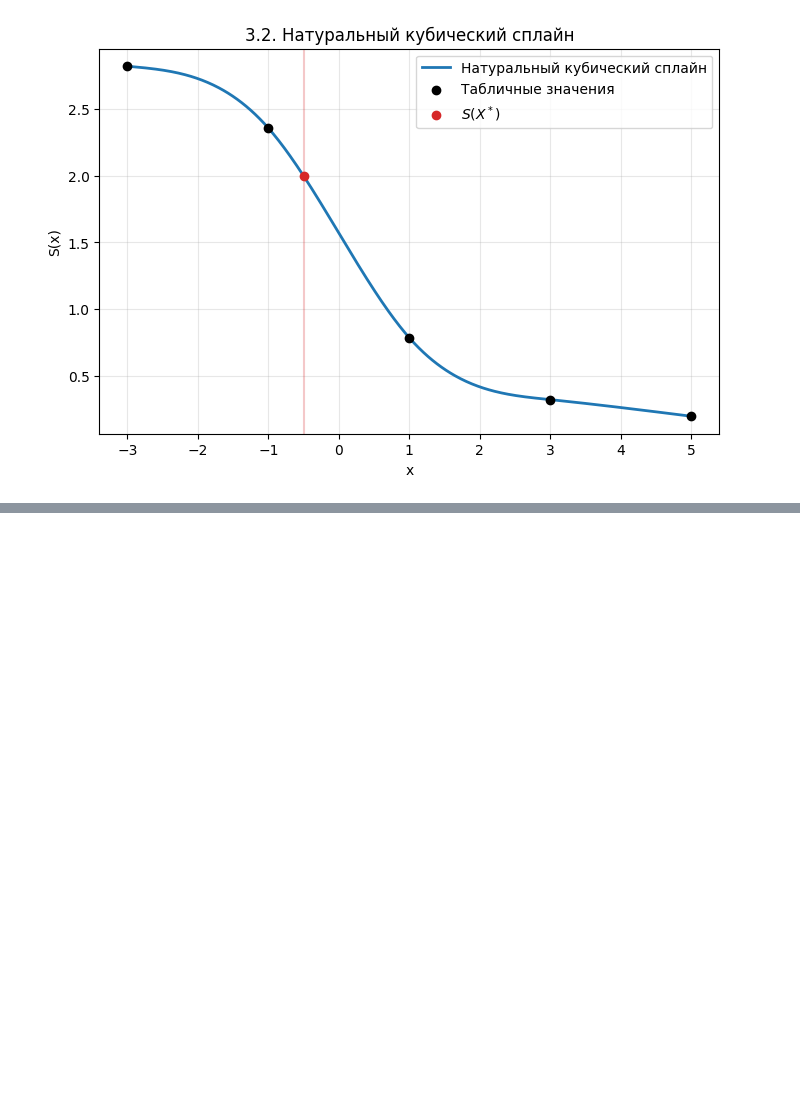
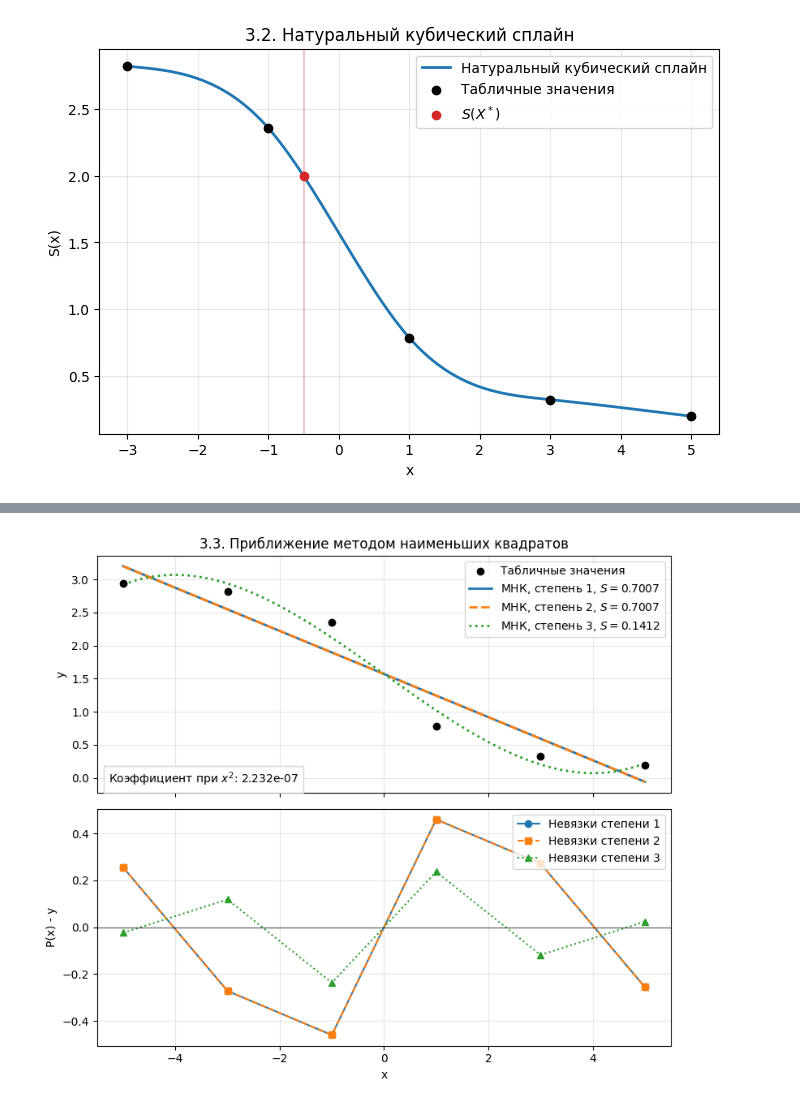
Before and after one commit to Matvey26/mai-numerical-methods, a Jupyter notebook: labs/lab3.ipynb, the cells around one changed output, grey strips where cells are left out. Saved outputs shown, nothing was run; the diff lists cells and outputs as text; code cells hidden in the pictures; blank space fills up the shorter version.

```diff
--- a/labs/lab3.ipynb
+++ b/labs/lab3.ipynb
@@ -203,3 +253,54 @@ plt.show()
+# %%
+ls_grid = np.linspace(ls_x[0], ls_x[-1], 500)
+
+fig, axes = plt.subplots(2, 1, figsize=(8, 7), sharex=True)
+ax_fit, ax_residuals = axes
+
+ax_fit.scatter(ls_x, ls_y, color="black", zorder=3, label="Табличные значения")
+line_styles = {1: "-", 2: "--", 3: ":"}
+markers = {1: "o", 2: "s", 3: "^"}
+for degree, (polynomial, error_sum) in least_squares_results.items():
+    fitted_grid = polynomial(ls_grid)
+    residuals = polynomial(ls_x) - ls_y
+    ax_fit.plot(
+        ls_grid,
+        fitted_grid,
+        linestyle=line_styles[degree],
+        label=f"МНК, степень {degree}, $S = {error_sum:.4f}$",
+        linewidth=2,
+    )
+    ax_residuals.plot(
+        ls_x,
+        residuals,
+        marker=markers[degree],
+        linestyle=line_styles[degree],
+        label=f"Невязки степени {degree}",
+    )
+
+quadratic = least_squares_results[2][0]
+ax_fit.text(
+    0.02,
+    0.04,
+    f"Коэффициент при $x^2$: {quadratic.coeffs[0]:.3e}",
+    transform=ax_fit.transAxes,
+    bbox={"facecolor": "white", "alpha": 0.8, "edgecolor": "0.8"},
+)
+
+ax_fit.set_title("3.3. Приближение методом наименьших квадратов")
+ax_fit.set_ylabel("y")
+ax_fit.grid(True, alpha=0.3)
+ax_fit.legend()
+
+ax_residuals.axhline(0, color="black", linewidth=1, alpha=0.5)
+ax_residuals.set_xlabel("x")
+ax_residuals.set_ylabel("P(x) - y")
+ax_residuals.grid(True, alpha=0.3)
+ax_residuals.legend()
+
+plt.tight_layout()
+plt.show()
+# %% [output]
+[figure, added]
 # %% [markdown]
 Итоговые контрольные значения:
 
```
Also changed, not shown: parts of 10 cells of this notebook, 4 other files.
